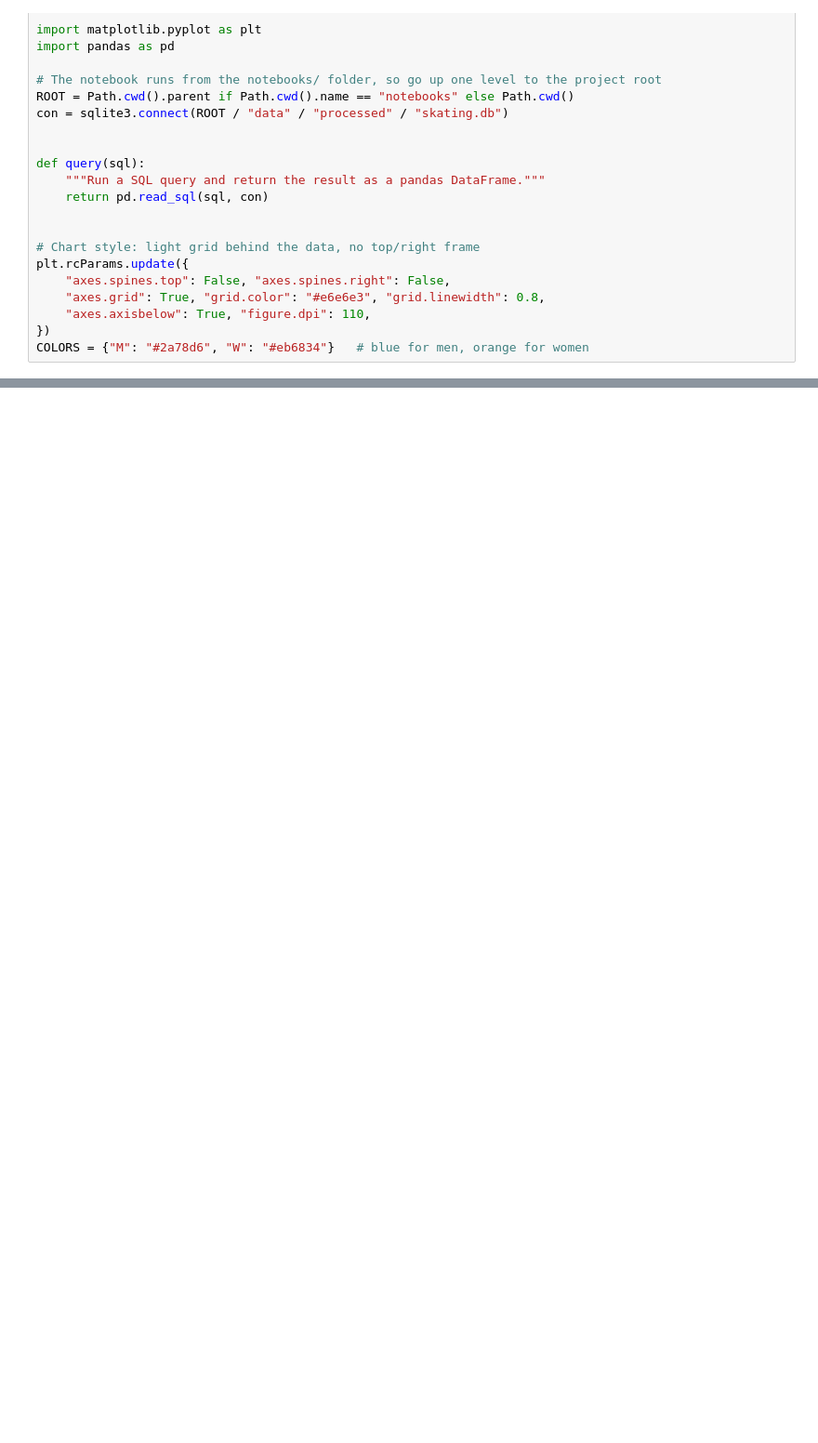
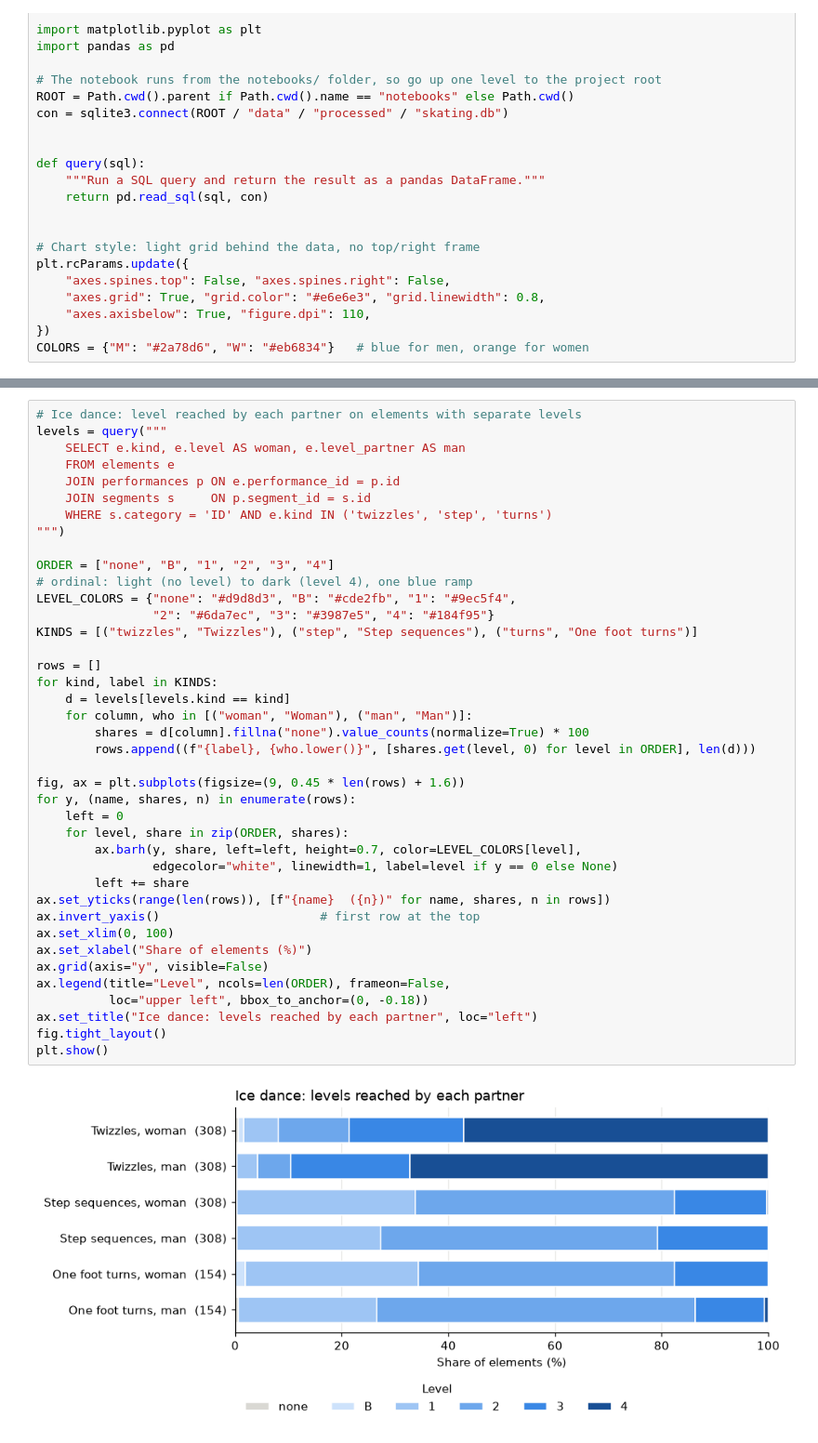
Before and after one commit to osoltar/figure-skating-db, a Jupyter notebook: notebooks/exploration.ipynb, the cells around one changed output, grey strips where cells are left out. Shown at 93% size. Saved outputs shown, nothing was run; the diff lists cells and outputs as text; blank space fills up the shorter version.

```diff
--- a/notebooks/exploration.ipynb
+++ b/notebooks/exploration.ipynb
@@ -88,0 +154,42 @@ plt.show()
+# %%
+# Ice dance: level reached by each partner on elements with separate levels
+levels = query("""
+    SELECT e.kind, e.level AS woman, e.level_partner AS man
+    FROM elements e
+    JOIN performances p ON e.performance_id = p.id
+    JOIN segments s     ON p.segment_id = s.id
+    WHERE s.category = 'ID' AND e.kind IN ('twizzles', 'step', 'turns')
+""")
+
+ORDER = ["none", "B", "1", "2", "3", "4"]
+# ordinal: light (no level) to dark (level 4), one blue ramp
+LEVEL_COLORS = {"none": "#d9d8d3", "B": "#cde2fb", "1": "#9ec5f4",
+                "2": "#6da7ec", "3": "#3987e5", "4": "#184f95"}
+KINDS = [("twizzles", "Twizzles"), ("step", "Step sequences"), ("turns", "One foot turns")]
+
+rows = []
+for kind, label in KINDS:
+    d = levels[levels.kind == kind]
+    for column, who in [("woman", "Woman"), ("man", "Man")]:
+        shares = d[column].fillna("none").value_counts(normalize=True) * 100
+        rows.append((f"{label}, {who.lower()}", [shares.get(level, 0) for level in ORDER], len(d)))
+
+fig, ax = plt.subplots(figsize=(9, 0.45 * len(rows) + 1.6))
+for y, (name, shares, n) in enumerate(rows):
+    left = 0
+    for level, share in zip(ORDER, shares):
+        ax.barh(y, share, left=left, height=0.7, color=LEVEL_COLORS[level],
+                edgecolor="white", linewidth=1, label=level if y == 0 else None)
+        left += share
+ax.set_yticks(range(len(rows)), [f"{name}  ({n})" for name, shares, n in rows])
+ax.invert_yaxis()                      # first row at the top
+ax.set_xlim(0, 100)
+ax.set_xlabel("Share of elements (%)")
+ax.grid(axis="y", visible=False)
+ax.legend(title="Level", ncols=len(ORDER), frameon=False,
+          loc="upper left", bbox_to_anchor=(0, -0.18))
+ax.set_title("Ice dance: levels reached by each partner", loc="left")
+fig.tight_layout()
+plt.show()
+# %% [output]
+[figure, added]
```
Also changed, not shown: parts of 17 cells of this notebook.
